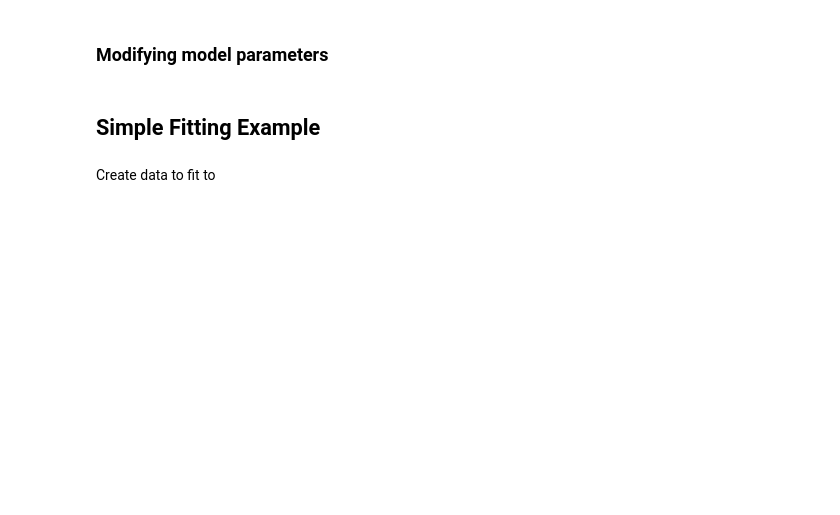
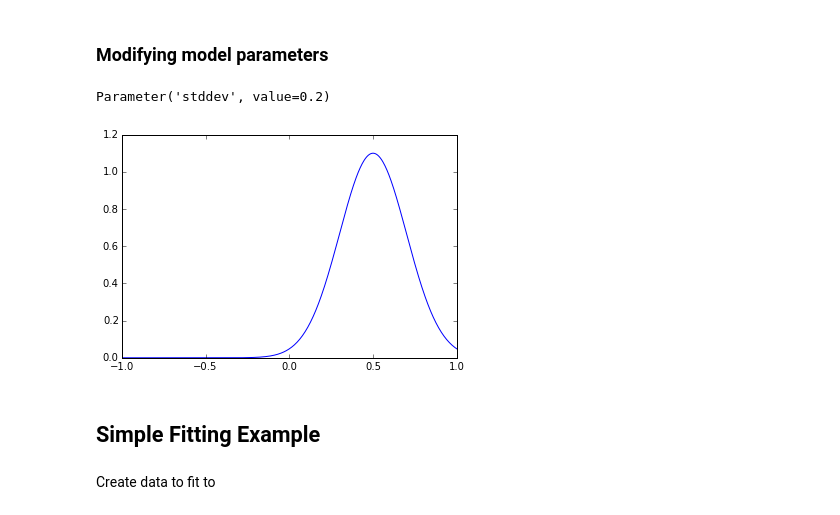
Before and after one commit to astropy/AAS2015, a Jupyter notebook: notebooks/07_models.ipynb, the cells around one changed output. Drawn from its saved outputs; the diff is of its cells as text; code cells hidden in the pictures; blank space fills up the shorter version.

```diff
--- a/notebooks/07_models.ipynb
+++ b/notebooks/07_models.ipynb
@@ -29,9 +56,13 @@ plot(x,g(x))
 # %% [markdown]
 ### Modifying model parameters
 # %%
-g.mean=0.5
+g.mean = 0.5
 print(g.stddev)
-plot(x,g(x))
+plt.plot(x,g(x))
+None
+# %% [output]
+Parameter('stddev', value=0.2)
+[figure, added]
 # %% [markdown]
 ## Simple Fitting Example
 # %% [markdown]
```
Also changed, not shown: parts of 22 cells of this notebook.
